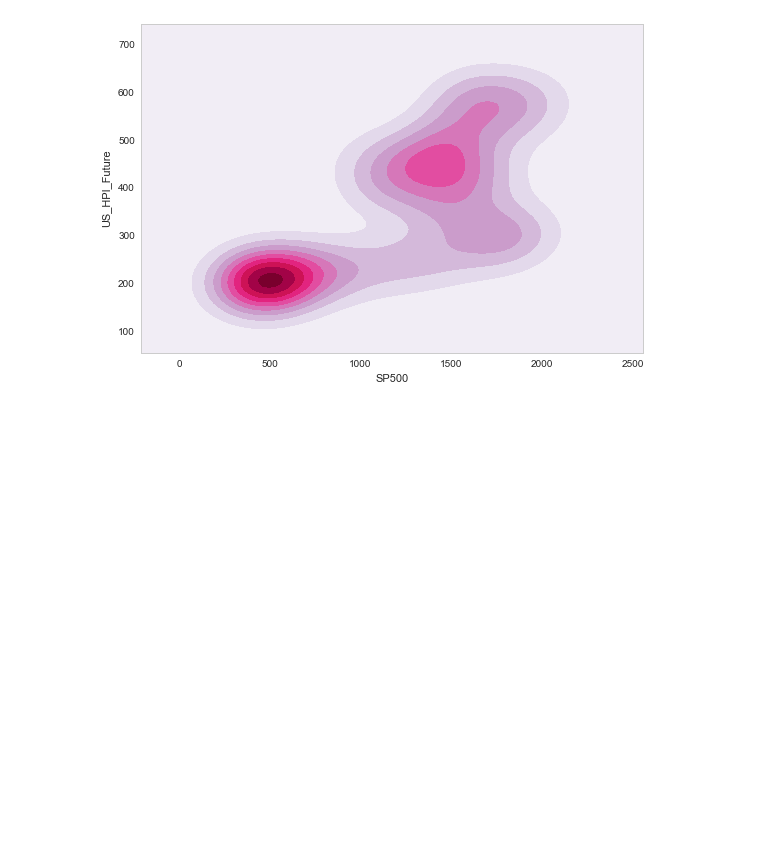
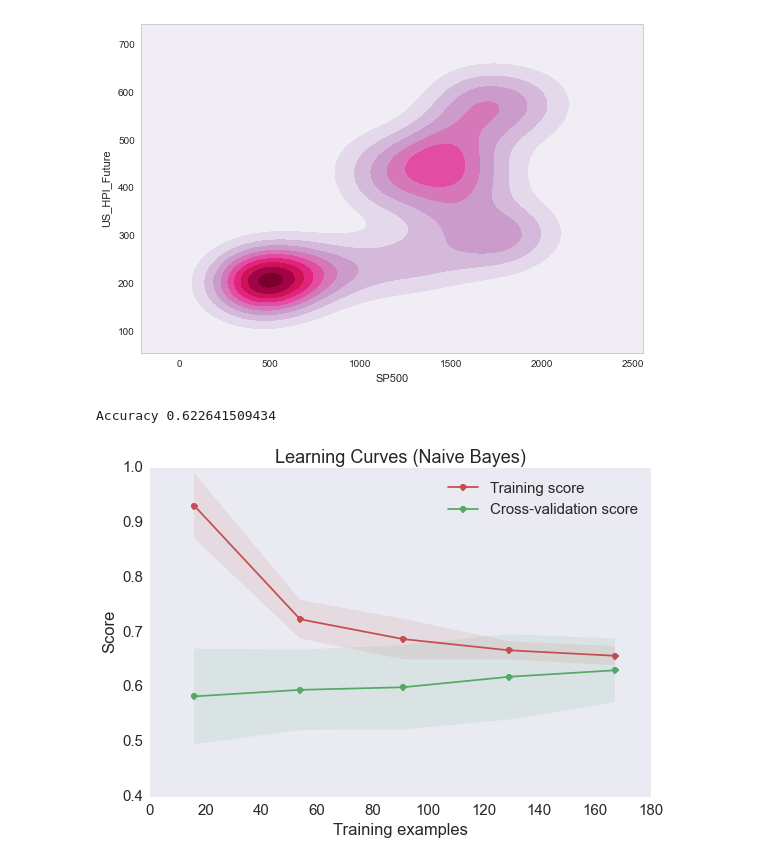
Before and after one commit to archimitra/housing-market-investment-classifier, a Jupyter notebook: Housing Market Investment Prediction.ipynb, the cells around one changed output. Drawn from its saved outputs; the diff is of its cells as text; code cells hidden in the pictures; blank space fills up the shorter version.

```diff
--- a/Housing Market Investment Prediction.ipynb
+++ b/Housing Market Investment Prediction.ipynb
@@ -279 +339,11 @@ X_train, X_test, y_train, y_test = cross_validation.train_test_split(X, y, test_
+# %%
+#Naive Bayes
+title = "Learning Curves (Naive Bayes)"
+naiveBayes = naive_bayes.GaussianNB()
+plot_learning_curve(naiveBayes, title, X, y, cv=cv)
+naiveBayes.fit(X_train, y_train)
+print('Accuracy '+str(naiveBayes.score(X_test, y_test)))
+# %% [output]
+Accuracy 0.622641509434
+[figure, added]
 # %%
```
Also changed, not shown: parts of 5 cells of this notebook.
